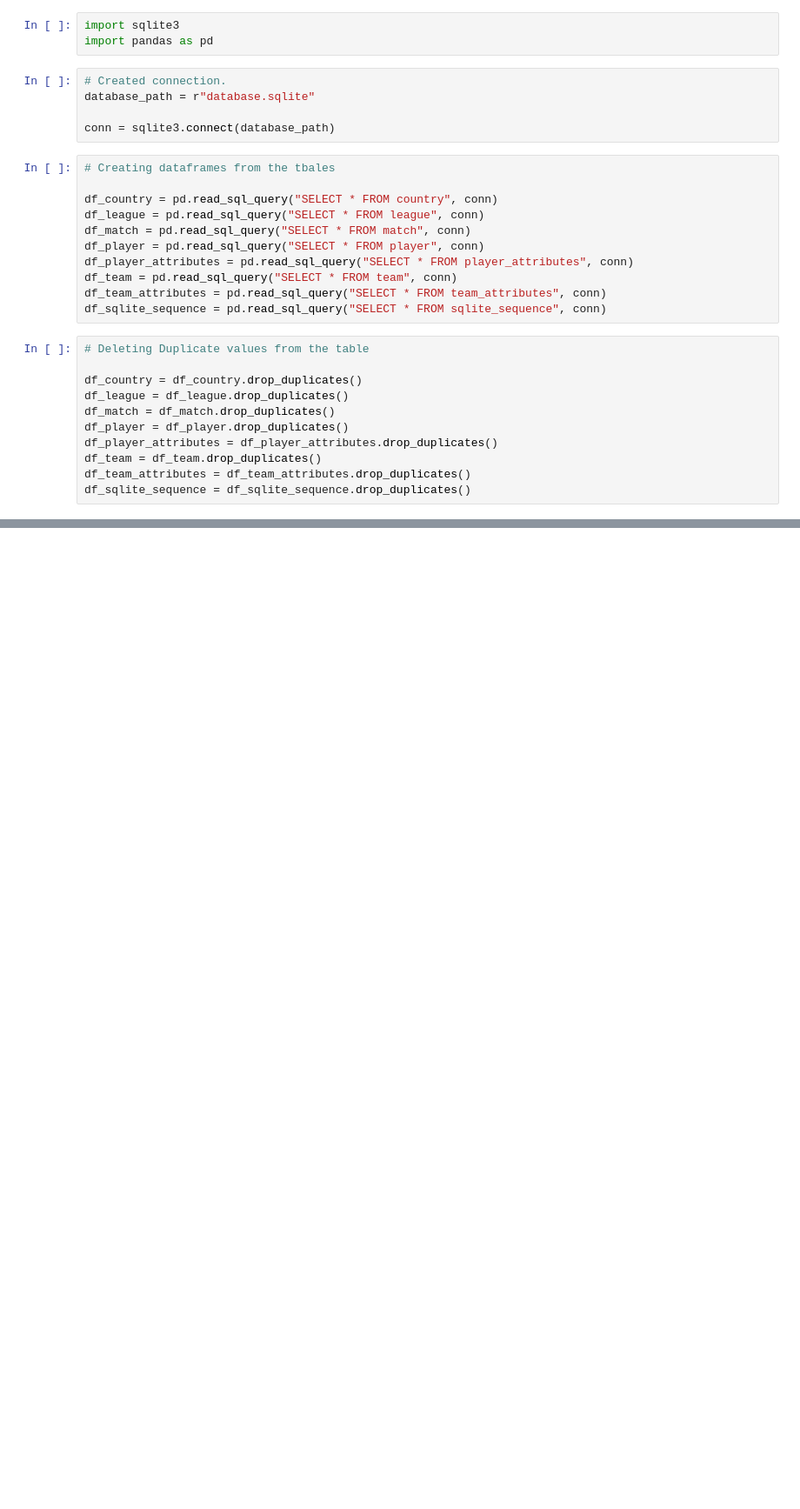
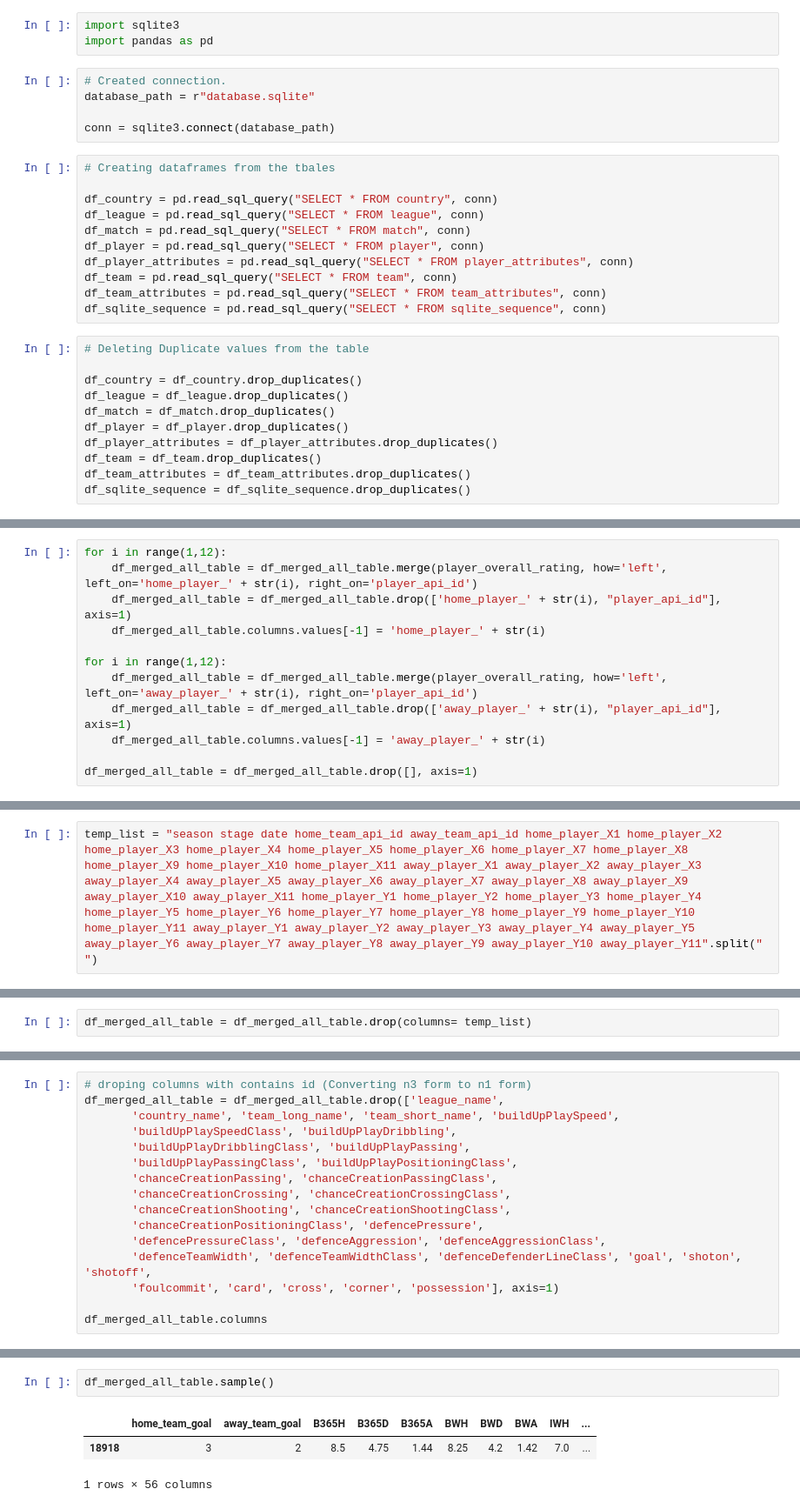
Before and after one commit to ravi7522/Football-Prediction, a Jupyter notebook: data_preprocessing_table_merge.ipynb, the cells around one changed output, grey strips where cells are left out. Shown at 87% size. Cells and saved outputs as stored; diff of their text form; blank space fills up the shorter version.

```diff
--- a/data_preprocessing_table_merge.ipynb
+++ b/data_preprocessing_table_merge.ipynb
@@ -97,0 +153,12 @@ season stage date home_team_goal away_team_goal home_player_X1 home_player_X2 ho
+# %%
+for i in range(1,12):
+    df_merged_all_table = df_merged_all_table.merge(player_overall_rating, how='left', left_on='home_player_' + str(i), right_on='player_api_id')
+    df_merged_all_table = df_merged_all_table.drop(['home_player_' + str(i), "player_api_id"], axis=1)
+    df_merged_all_table.columns.values[-1] = 'home_player_' + str(i)
+
+for i in range(1,12):
+    df_merged_all_table = df_merged_all_table.merge(player_overall_rating, how='left', left_on='away_player_' + str(i), right_on='player_api_id')
+    df_merged_all_table = df_merged_all_table.drop(['away_player_' + str(i), "player_api_id"], axis=1)
+    df_merged_all_table.columns.values[-1] = 'away_player_' + str(i)
+
+df_merged_all_table = df_merged_all_table.drop([], axis=1)
@@ -97,0 +169,2 @@ season stage date home_team_goal away_team_goal home_player_X1 home_player_X2 ho
+# %%
+temp_list = "season stage date home_team_api_id away_team_api_id home_player_X1 home_player_X2 home_player_X3 home_player_X4 home_player_X5 home_player_X6 home_player_X7 home_player_X8 home_player_X9 home_player_X10 home_player_X11 away_player_X1 away_player_X2 away_player_X3 away_player_X4 away_player_X5 away_player_X6 away_player_X7 away_player_X8 away_player_X9 away_player_X10 away_player_X11 home_player_Y1 home_player_Y2 home_player_Y3 home_player_Y4 home_player_Y5 home_player_Y6 home_player_Y7 home_player_Y8 home_player_Y9 home_player_Y10 home_player_Y11 away_player_Y1 away_player_Y2 away_player_Y3 away_player_Y4 away_player_Y5 away_player_Y6 away_player_Y7 away_player_Y8 away_player_Y9 away_player_Y10 away_player_Y11".split(" ")
@@ -97,0 +205,2 @@ season stage date home_team_goal away_team_goal home_player_X1 home_player_X2 ho
+# %%
+df_merged_all_table = df_merged_all_table.drop(columns= temp_list)
@@ -97,0 +227,16 @@ season stage date home_team_goal away_team_goal home_player_X1 home_player_X2 ho
+# %%
+# droping columns with contains id (Converting n3 form to n1 form)
+df_merged_all_table = df_merged_all_table.drop(['league_name',
+       'country_name', 'team_long_name', 'team_short_name', 'buildUpPlaySpeed',
+       'buildUpPlaySpeedClass', 'buildUpPlayDribbling',
+       'buildUpPlayDribblingClass', 'buildUpPlayPassing',
+       'buildUpPlayPassingClass', 'buildUpPlayPositioningClass',
+       'chanceCreationPassing', 'chanceCreationPassingClass',
+       'chanceCreationCrossing', 'chanceCreationCrossingClass',
+       'chanceCreationShooting', 'chanceCreationShootingClass',
+       'chanceCreationPositioningClass', 'defencePressure',
+       'defencePressureClass', 'defenceAggression', 'defenceAggressionClass',
+       'defenceTeamWidth', 'defenceTeamWidthClass', 'defenceDefenderLineClass', 'goal', 'shoton', 'shotoff',
+       'foulcommit', 'card', 'cross', 'corner', 'possession'], axis=1)
+
+df_merged_all_table.columns
@@ -97,0 +269,6 @@ season stage date home_team_goal away_team_goal home_player_X1 home_player_X2 ho
+# %%
+df_merged_all_table.sample()
+# %% [output]
+|  | home_team_goal | away_team_goal | B365H | B365D | B365A | BWH | BWD | BWA | IWH | ... |
+| 18918 | 3 | 2 | 8.5 | 4.75 | 1.44 | 8.25 | 4.2 | 1.42 | 7.0 | ... |
+1 rows × 56 columns
```
Also changed, not shown: parts of 21 cells of this notebook, 2 other files.
